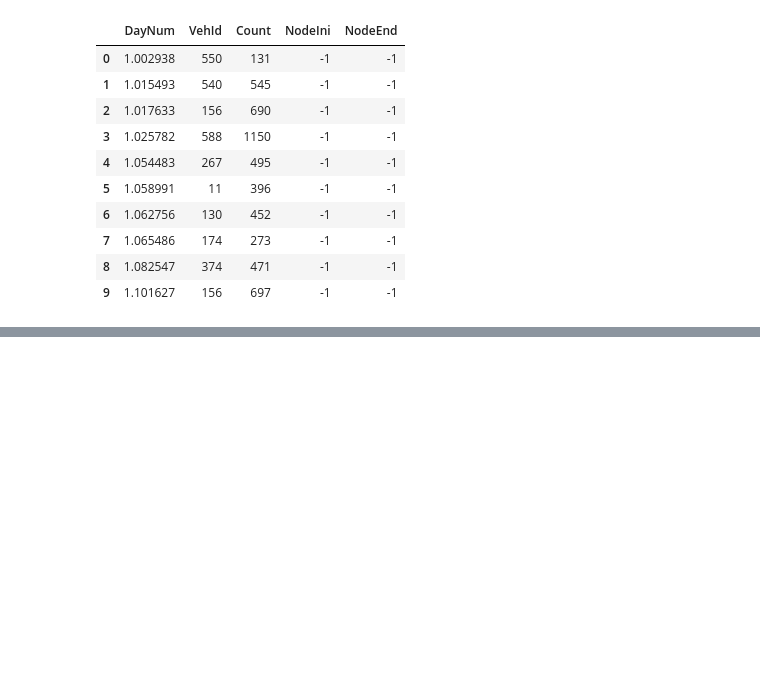
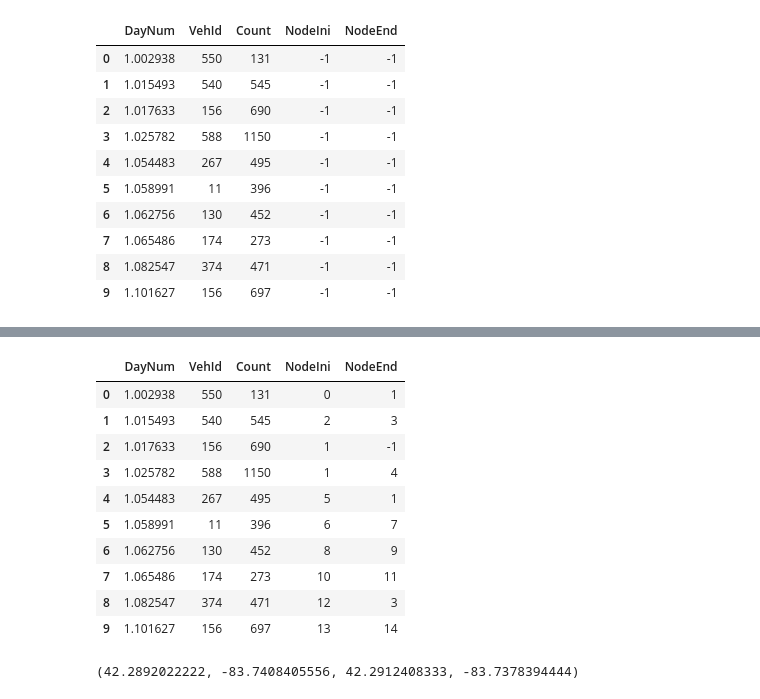
Before and after one commit to joaofig/trip-graph, a Jupyter notebook: 2-calculate-endpoints.ipynb, the cells around one changed output, grey strips where cells are left out. Cells and saved outputs as stored; diff of their text form; code cells hidden in the pictures; blank space fills up the shorter version.

```diff
--- a/2-calculate-endpoints.ipynb
+++ b/2-calculate-endpoints.ipynb
@@ -113,4 +161,16 @@ ends_df
 trip_df['NodeIni'] = trip_df.apply(get_trip_ini, axis=1)
 trip_df['NodeEnd'] = trip_df.apply(get_trip_end, axis=1)
 # %%
-trip_df
+trip_df.head(10)
+# %% [output]
+|  | DayNum | VehId | Count | NodeIni | NodeEnd |
+| 0 | 1.002938 | 550 | 131 | 0 | 1 |
+| 1 | 1.015493 | 540 | 545 | 2 | 3 |
+| 2 | 1.017633 | 156 | 690 | 1 | -1 |
+| 3 | 1.025782 | 588 | 1150 | 1 | 4 |
+| 4 | 1.054483 | 267 | 495 | 5 | 1 |
+| 5 | 1.058991 | 11 | 396 | 6 | 7 |
+| 6 | 1.062756 | 130 | 452 | 8 | 9 |
+| 7 | 1.065486 | 174 | 273 | 10 | 11 |
+| 8 | 1.082547 | 374 | 471 | 12 | 3 |
+| 9 | 1.101627 | 156 | 697 | 13 | 14 |
@@ -116,0 +184,4 @@ trip_df
+# %%
+(s, w, n, e)
+# %% [output]
+(42.2892022222, -83.7408405556, 42.2912408333, -83.7378394444)
```
Also changed, not shown: parts of 49 cells of this notebook, 5 other files.
